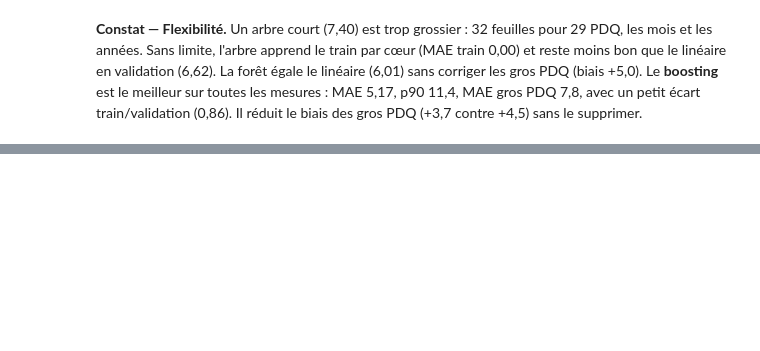
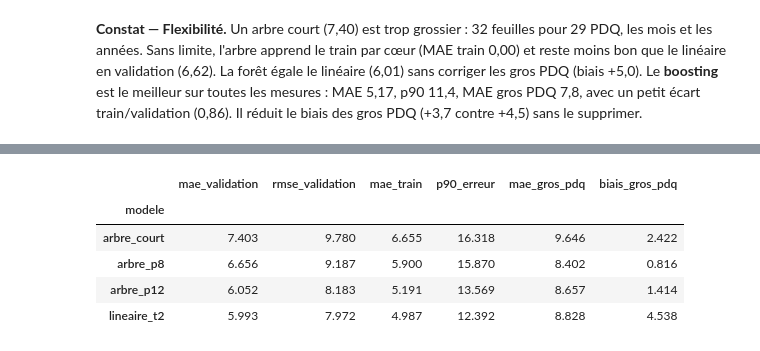
Before and after one commit to mirecloud/criminal-work, a Jupyter notebook: notebooks/02_arbres.ipynb, the cells around one changed output, grey strips where cells are left out. Saved outputs shown, nothing was run; the diff lists cells and outputs as text; code cells hidden in the pictures; blank space fills up the shorter version.

```diff
--- a/notebooks/02_arbres.ipynb
+++ b/notebooks/02_arbres.ipynb
@@ -163,0 +230,12 @@ Il réduit le biais des gros PDQ (+3,7 contre +4,5) sans le supprimer.
+# %%
+for profondeur in [8, 12]:
+    tableau = evaluer(f"arbre_p{profondeur}", DecisionTreeRegressor(max_depth=profondeur, min_samples_leaf=10, random_state=SEED),
+                      numeriques=["t"], categorielles=["PDQ", "mois"])
+tableau.loc[["arbre_court", "arbre_p8", "arbre_p12", "lineaire_t2"]]
+# %% [output]
+|  | mae_validation | rmse_validation | mae_train | p90_erreur | mae_gros_pdq | biais_gros_pdq |
+| modele |  |  |  |  |  |  |
+| arbre_court | 7.403 | 9.780 | 6.655 | 16.318 | 9.646 | 2.422 |
+| arbre_p8 | 6.656 | 9.187 | 5.900 | 15.870 | 8.402 | 0.816 |
+| arbre_p12 | 6.052 | 8.183 | 5.191 | 13.569 | 8.657 | 1.414 |
+| lineaire_t2 | 5.993 | 7.972 | 4.987 | 12.392 | 8.828 | 4.538 |
```
Also changed, not shown: parts of 15 cells of this notebook.
